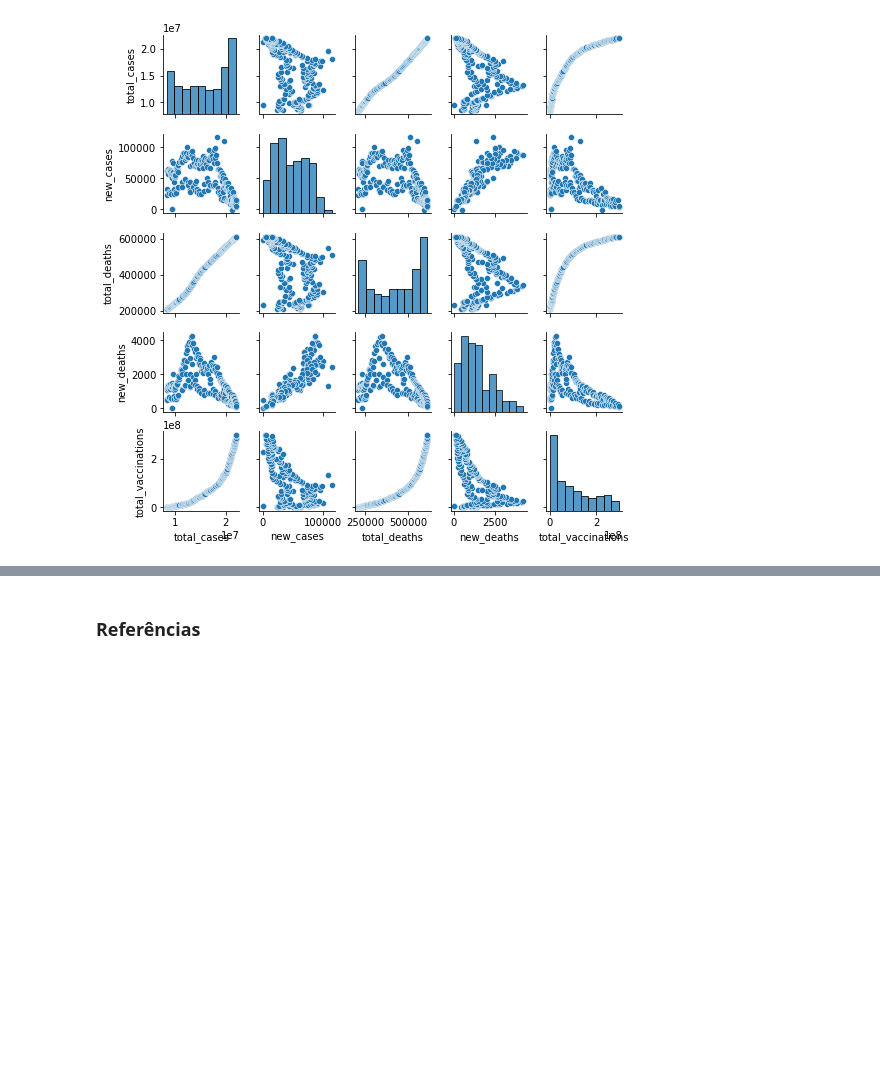
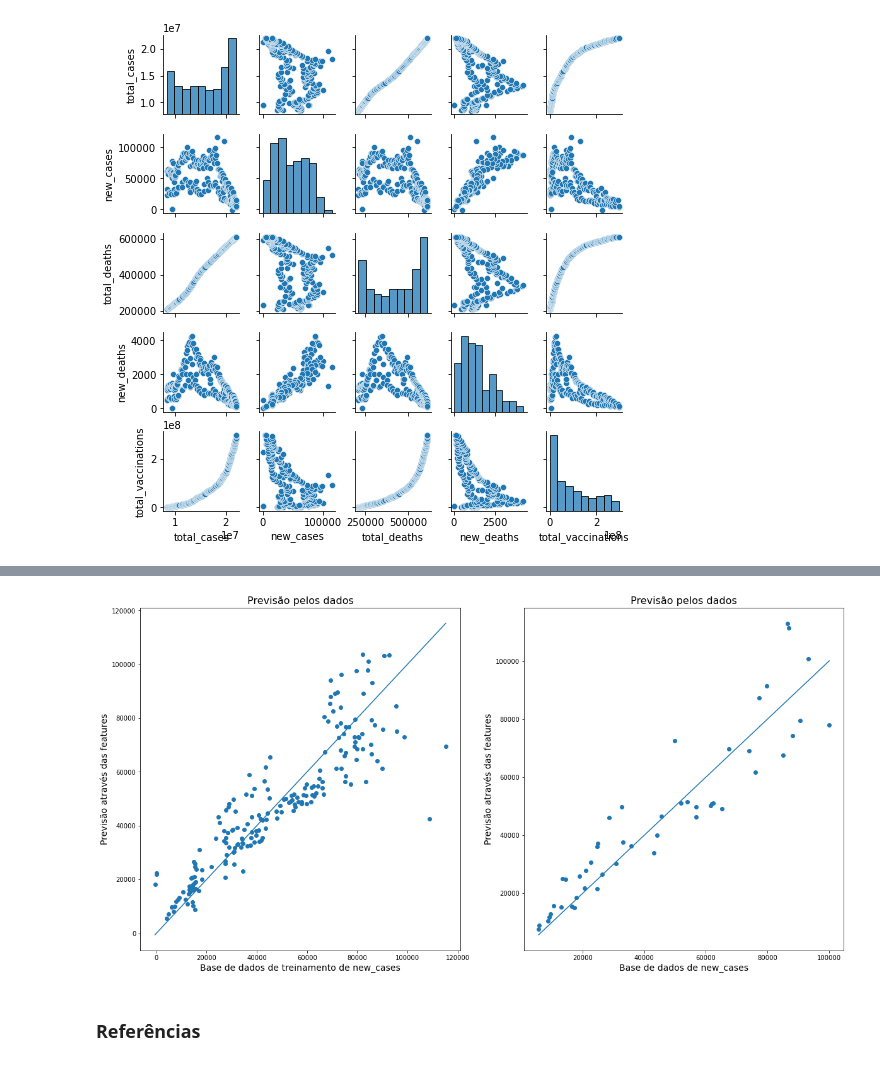
Before and after one commit to marlonsp/Projeto2-CiDados, a Jupyter notebook: Projeto2-CDados.ipynb, the cells around one changed output, grey strips where cells are left out. Saved outputs shown, nothing was run; the diff lists cells and outputs as text; code cells hidden in the pictures; blank space fills up the shorter version.

```diff
--- a/Projeto2-CDados.ipynb
+++ b/Projeto2-CDados.ipynb
@@ -274,3 +264,25 @@ plt.show()
+# %%
+x_list = [min(Y), max(Y)]
+x_list1 = [min(Y1), max(Y1)]
+# %%
+figure = plt.figure(figsize=(20, 10))
+
+plt.subplot(1, 2, 1)
+plt.scatter(Y, y)
+plt.plot(x_list, x_list)
+plt.xlabel("Base de dados de treinamento de new_cases", fontsize=14)
+plt.ylabel("Previsão através das features", fontsize=14)
+plt.title("Previsão pelos dados", fontsize=16)
+
+plt.subplot(1, 2, 2)
+plt.scatter(Y1, y1)
+plt.plot(x_list1, x_list1)
+plt.xlabel("Base de dados de new_cases", fontsize=14)
+plt.ylabel("Previsão através das features", fontsize=14)
+plt.title("Previsão pelos dados", fontsize=16)
+plt.show()
+# %% [output]
+[figure, added]
 # %% [markdown]
 ### Referências
 # %% [markdown]
```
Also changed, not shown: parts of 16 cells of this notebook.
